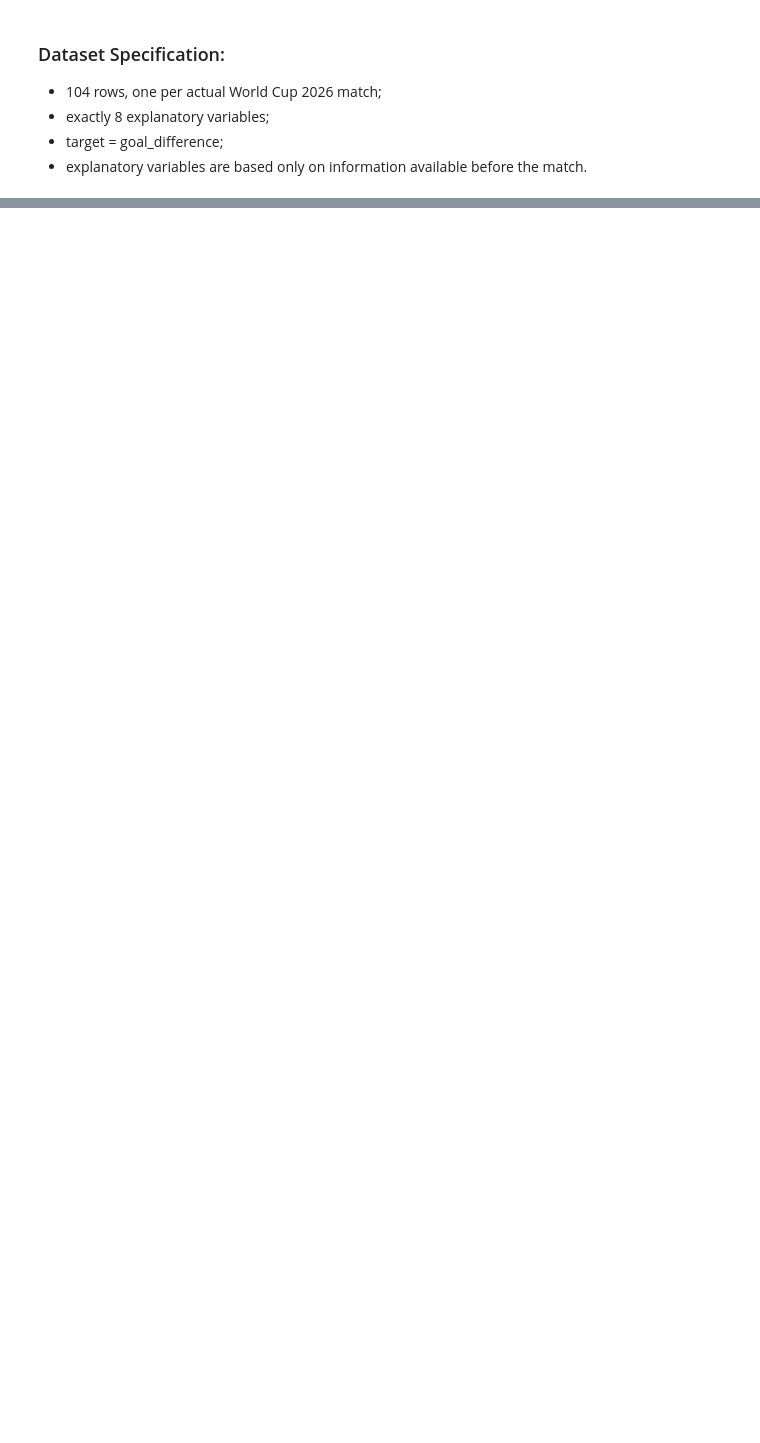
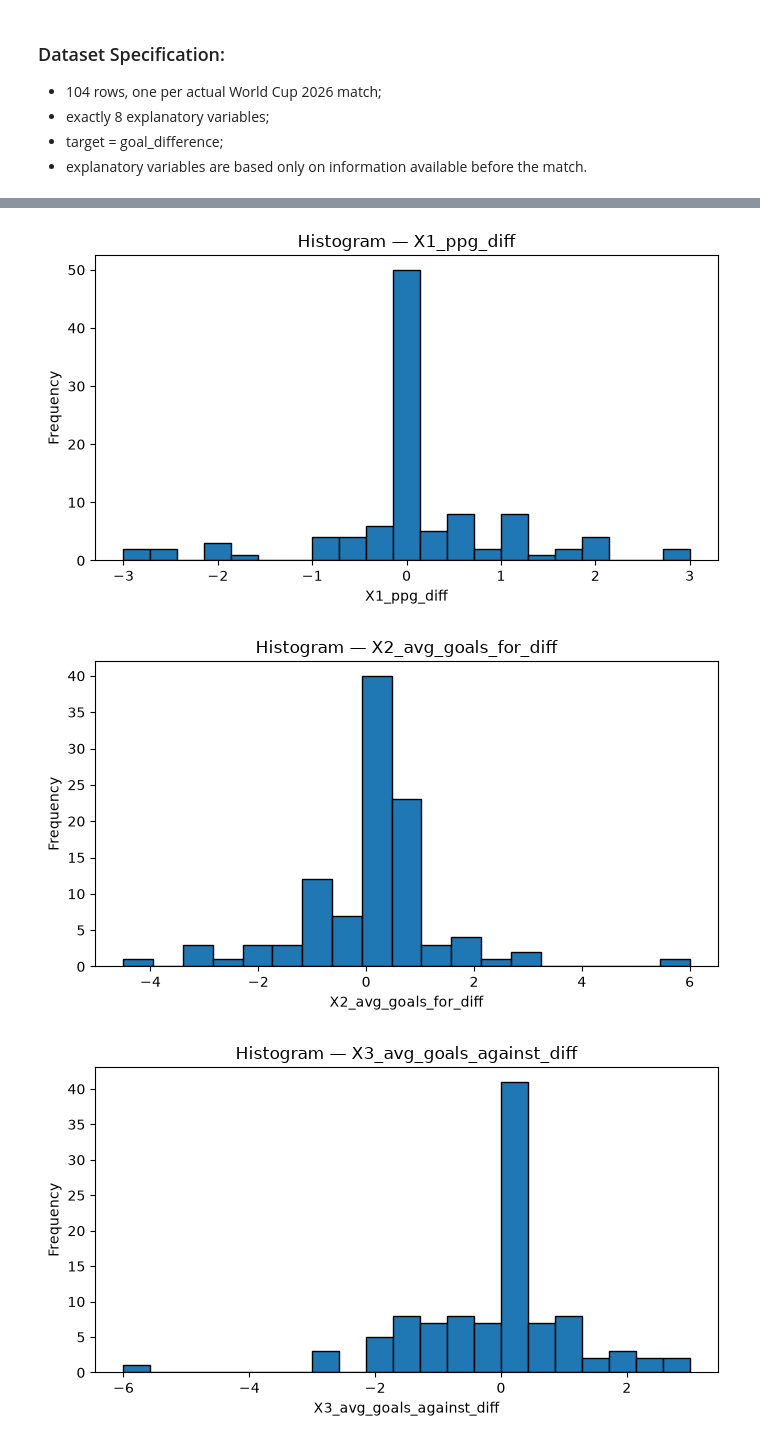
Before and after one commit to Jordan-S405349/HIT140-FOUNDATIONS-OF-DATA-SCIENCE---Sydney-Group-4---Assessment-3, a Jupyter notebook: linearreg_objective_2_1.ipynb, the cells around one changed output, grey strips where cells are left out. Cells and saved outputs as stored; diff of their text form; code cells hidden in the pictures; blank space fills up the shorter version.

```diff
--- a/linearreg_objective_2_1.ipynb
+++ b/linearreg_objective_2_1.ipynb
@@ -115,0 +129,14 @@ KeyError: "['X7_previous_goal_margin_diff'] not in index"
+# %%
+eda_cols = predictors + [target]
+
+summary = pd.DataFrame({
+    "mean": df[eda_cols].mean(),
+    "median": df[eda_cols].median(),
+    "std": df[eda_cols].std(),
+    "IQR": df[eda_cols].quantile(0.75) - df[eda_cols].quantile(0.25),
+    "min": df[eda_cols].min(),
+    "max": df[eda_cols].max(),
+    "skew": df[eda_cols].skew()
+}).round(4)
+
+summary
@@ -115,0 +160,13 @@ KeyError: "['X7_previous_goal_margin_diff'] not in index"
+# %%
+df["outcome_group"] = pd.cut(
+    df[target],
+    bins=[-np.inf, -0.5, 0.5, np.inf],
+    labels=["Team A loss", "Draw", "Team A win"]
+)
+
+group_summary = (
+    df.groupby("outcome_group", observed=True)[predictors]
+      .agg(["mean", "median", "std"])
+      .round(3)
+)
+group_summary
@@ -115,0 +181,21 @@ KeyError: "['X7_previous_goal_margin_diff'] not in index"
+# %%
+for col in eda_cols:
+    plt.figure(figsize=(7, 4))
+    plt.hist(df[col], bins="auto", edgecolor="black")
+    plt.title(f"Histogram — {col}")
+    plt.xlabel(col)
+    plt.ylabel("Frequency")
+    plt.tight_layout()
+    plt.show()
+
+for col in eda_cols:
+    plt.figure(figsize=(7, 2.8))
+    plt.boxplot(df[col], vert=False)
+    plt.title(f"Boxplot — {col}")
+    plt.xlabel(col)
+    plt.tight_layout()
+    plt.show()
+# %% [output]
+[figure, added]
+[figure, added]
+[figure, added]
```
Also changed, not shown: parts of 27 cells of this notebook.
